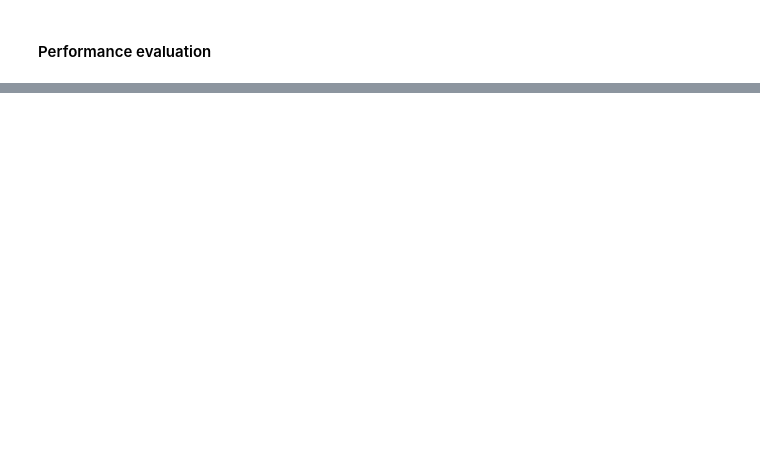
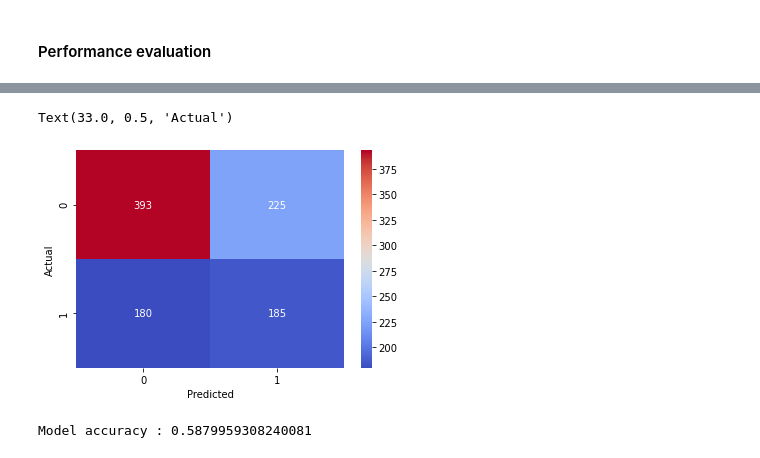
Before and after one commit to CKManoj012/Projects, a Jupyter notebook: Water Quality ( Drinking water Potability ).ipynb, the cells around one changed output, grey strips where cells are left out. Drawn from its saved outputs; the diff is of its cells as text; code cells hidden in the pictures; blank space fills up the shorter version.

```diff
--- a/Water Quality ( Drinking water Potability ).ipynb
+++ b/Water Quality ( Drinking water Potability ).ipynb
@@ -119,8 +119,8 @@ params = {'criterion':['gini','entropy'],
           'min_samples_split': list(range(2,50))
          }
 # %%
-tree = DecisionTreeClassifier(random_state=15)
-clf = GridSearchCV(tree,params,cv = 10, scoring='accuracy')
-clf.fit(x_train,y_train)
-print(clf.best_params_)
-print(clf.best_score_)
+# tree = DecisionTreeClassifier(random_state=15)
+# clf = GridSearchCV(tree,params,cv = 10, scoring='accuracy')
+# clf.fit(x_train,y_train)
+# print(clf.best_params_)
+# print(clf.best_score_)
@@ -183,0 +137,3 @@ plt.show()
+# %%
+y_predicted_dt = tree.predict(x_test)
+y_probabilty_dt = tree.predict_proba(x_test)[:,1]
@@ -183,0 +151,11 @@ plt.show()
+# %%
+sns.heatmap(confusion_matrix(y_test,y_predicted_dt),cmap="coolwarm",annot=True,fmt='.0f')
+plt.xlabel('Predicted')
+plt.ylabel('Actual')
+# %% [output]
+Text(33.0, 0.5, 'Actual')
+[figure, added]
+# %%
+print('Model accuracy :',accuracy_score(y_test,y_predicted_dt))
+# %% [output]
+Model accuracy : 0.5879959308240081
```
Also changed, not shown: parts of 75 cells of this notebook.
